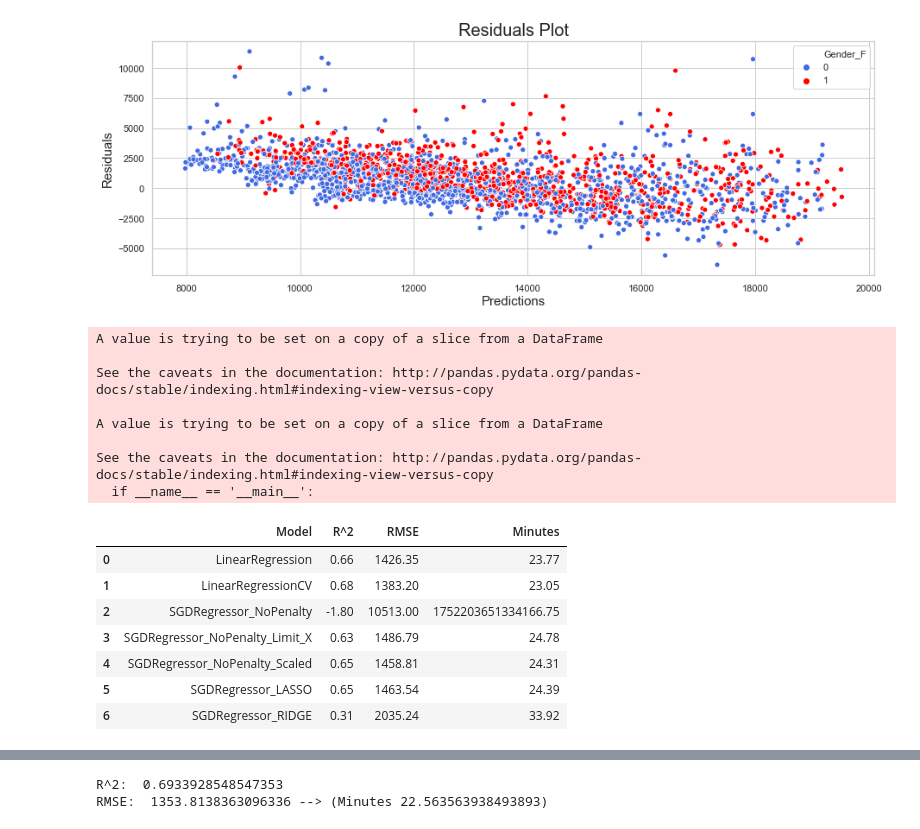
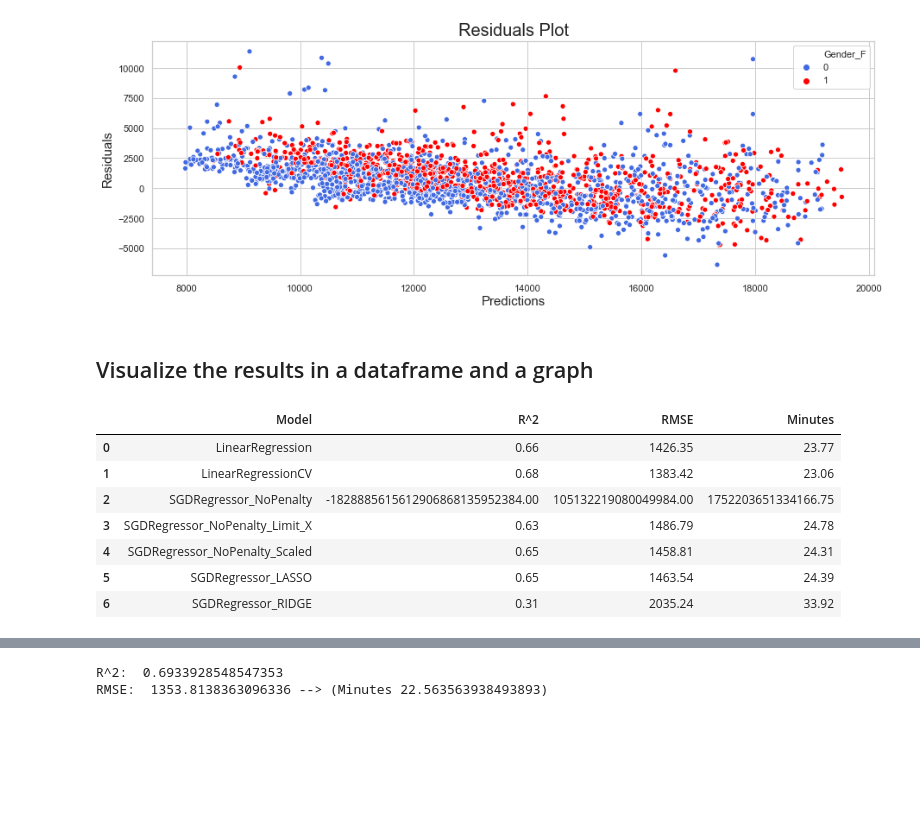
Before and after one commit to maicat11/Project_2-Marathon-Predictor, a Jupyter notebook: Modeling.ipynb, the cells around one changed output, grey strips where cells are left out. Drawn from its saved outputs; the diff is of its cells as text; code cells hidden in the pictures; blank space fills up the shorter version.

```diff
--- a/Modeling.ipynb
+++ b/Modeling.ipynb
@@ -349,30 +281,21 @@ residuals_plot(predictions, residuals)
 # %% [output]
 [figure]
+# %% [markdown]
+## Visualize the results in a dataframe and a graph
 # %%
 results_df = pd.DataFrame({'Model': models,
                            'R^2': r2_results,
                            'RMSE': rmse_results,
                            'Minutes': minutes})
 
 
 pd.options.display.float_format = '{:.2f}'.format
-results_df['RMSE'][2] = 10513   #105132219080049984.00
-results_df['R^2'][2] = -1.8
-# 1828885615612906868135952384.00
 results_df
 # %% [output]
-A value is trying to be set on a copy of a slice from a DataFrame
-
-See the caveats in the documentation: http://pandas.pydata.org/pandas-docs/stable/indexing.html#indexing-view-versus-copy
-
-A value is trying to be set on a copy of a slice from a DataFrame
-
-See the caveats in the documentation: http://pandas.pydata.org/pandas-docs/stable/indexing.html#indexing-view-versus-copy
-  if __name__ == '__main__':
 |  | Model | R^2 | RMSE | Minutes |
 | 0 | LinearRegression | 0.66 | 1426.35 | 23.77 |
-| 1 | LinearRegressionCV | 0.68 | 1383.20 | 23.05 |
-| 2 | SGDRegressor_NoPenalty | -1.80 | 10513.00 | 1752203651334166.75 |
+| 1 | LinearRegressionCV | 0.68 | 1383.42 | 23.06 |
+| 2 | SGDRegressor_NoPenalty | -1828885615612906868135952384.00 | 105132219080049984.00 | 1752203651334166.75 |
 | 3 | SGDRegressor_NoPenalty_Limit_X | 0.63 | 1486.79 | 24.78 |
 | 4 | SGDRegressor_NoPenalty_Scaled | 0.65 | 1458.81 | 24.31 |
 | 5 | SGDRegressor_LASSO | 0.65 | 1463.54 | 24.39 |
```
Also changed, not shown: parts of 27 cells of this notebook, 3 other files.
